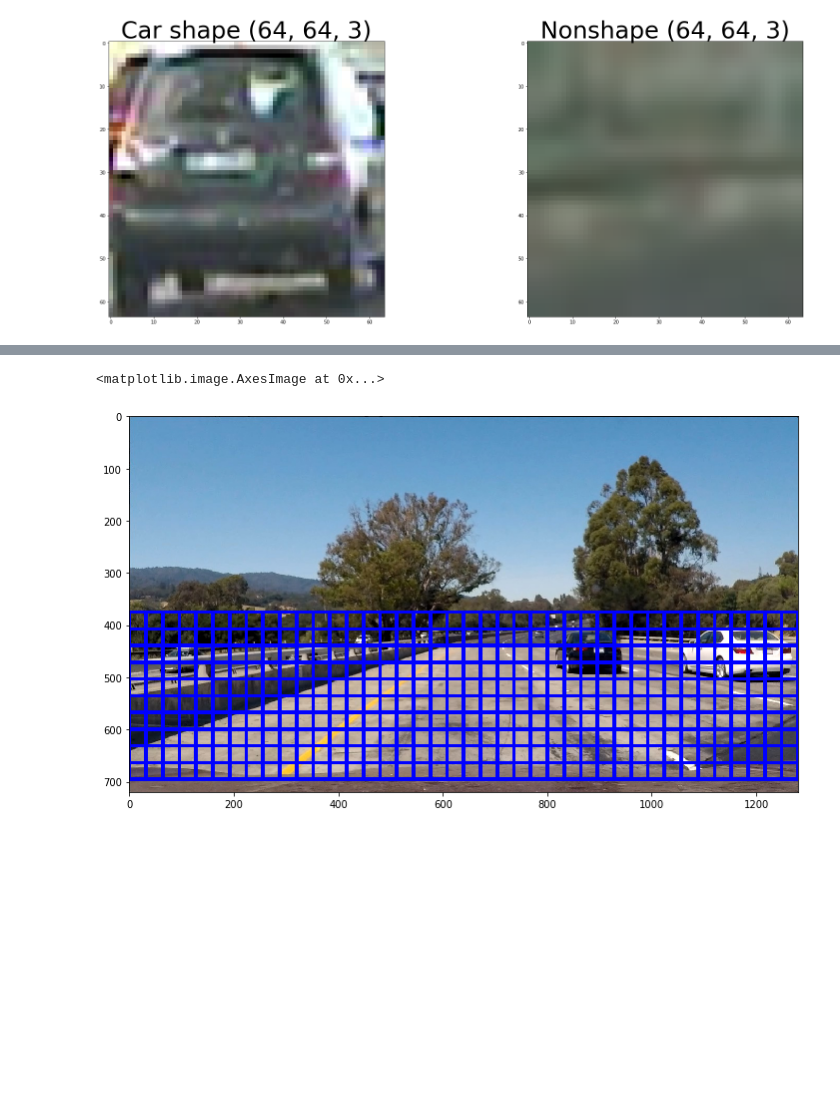
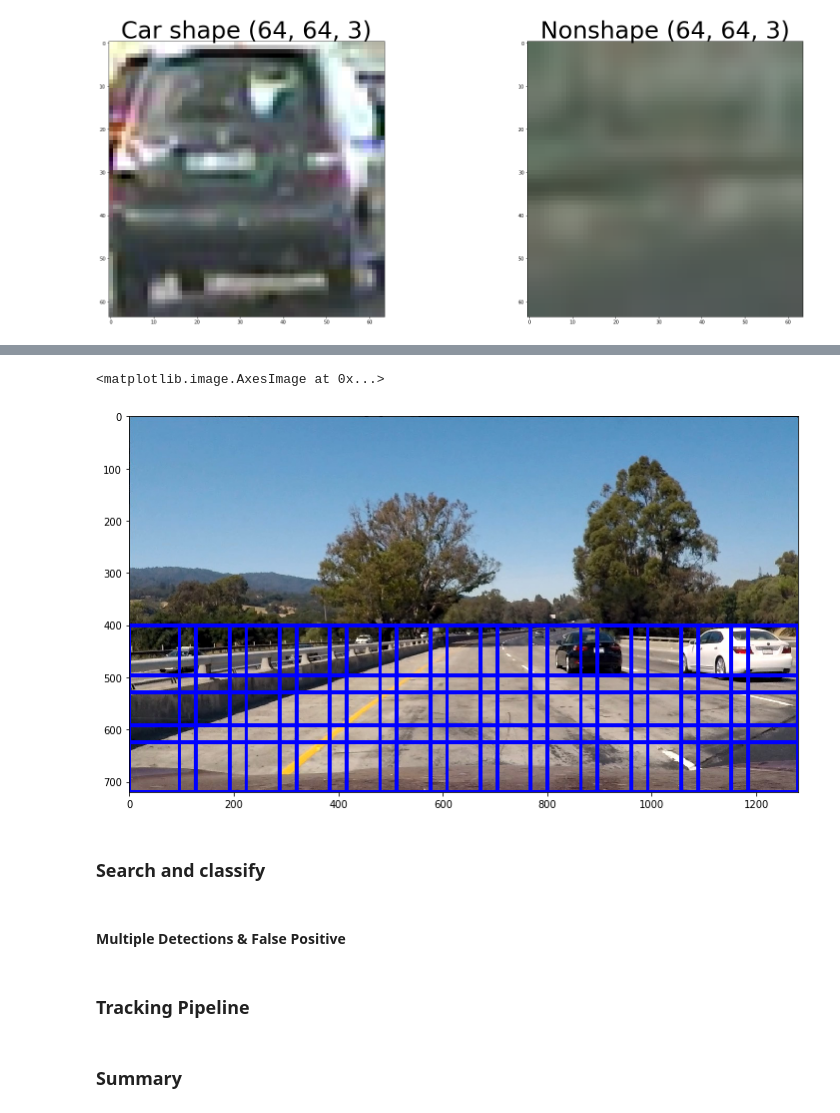
Before and after one commit to anonymint/vehicle-detection, a Jupyter notebook: summary.ipynb, the cells around one changed output, grey strips where cells are left out. Saved outputs shown, nothing was run; the diff lists cells and outputs as text; code cells hidden in the pictures; blank space fills up the shorter version.

```diff
--- a/summary.ipynb
+++ b/summary.ipynb
@@ -160,0 +249,27 @@ In this step, we have classifiers with optimum features we choose from above exp
+# %%
+images = glob.glob('./test_images/*car*.png')
+cars = []
+notcars = []
+for image in images:
+    if 'noncar' in image:
+        notcars.append(image)
+    else:
+        cars.append(image)
+
+# train classifier
+color_space = 'YCrCb'
+hist_bins = 16
+spatial = (16,16)
+orient = 9
+pix_per_cell = 4
+cell_per_block = 2
+hog_channel = 'ALL'
+
+car_features = my_function.extract_features(cars,
+                    color_space=color_space, spatial_size=spatial, hist_bins=hist_bins,
+                    orient=orient, pix_per_cell=pix_per_cell, cell_per_block=cell_per_block, hog_channel=hog_channel)
+noncar_features = my_function.extract_features(notcars,
+                   color_space=color_space, spatial_size=spatial, hist_bins=hist_bins,
+                   orient=orient, pix_per_cell=pix_per_cell, cell_per_block=cell_per_block, hog_channel=hog_channel)
+
+svc, X_scaler, pred = my_function.train_classifier(car_features, noncar_features, visualize=True)
@@ -161,9 +286,17 @@ In this step, we have classifiers with optimum features we choose from above exp
 # %%
 test_image = my_function.read_image('./test_images/test1.jpg')
-window_list = my_function.slide_window(test_image,y_start_stop=[375,None])
+window_list = my_function.slide_window(test_image,y_start_stop=[400,None],xy_window=(128, 128), xy_overlap=(0.25, 0.25))
 window_image = my_function.draw_boxes(test_image, window_list)
 plt.figure(figsize=(12,12))
 plt.imshow(window_image)
 # %% [output]
 <matplotlib.image.AxesImage at 0x...>
-[figure, old version]
+[figure, new version]
+# %% [markdown]
+### Search and classify
+# %% [markdown]
+#### Multiple Detections & False Positive
+# %% [markdown]
+### Tracking Pipeline
+# %% [markdown]
+### Summary
```
Also changed, not shown: parts of 14 cells of this notebook, 4 other files.
